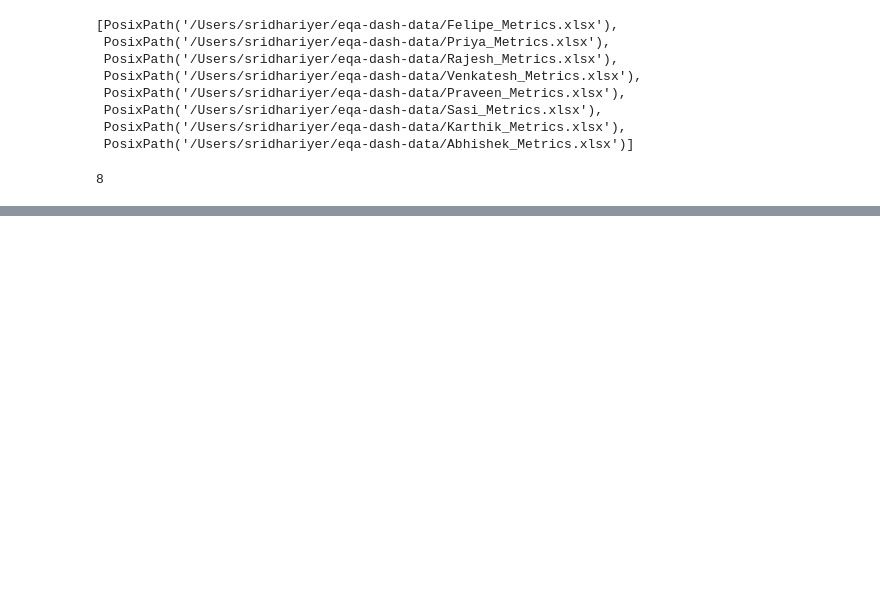
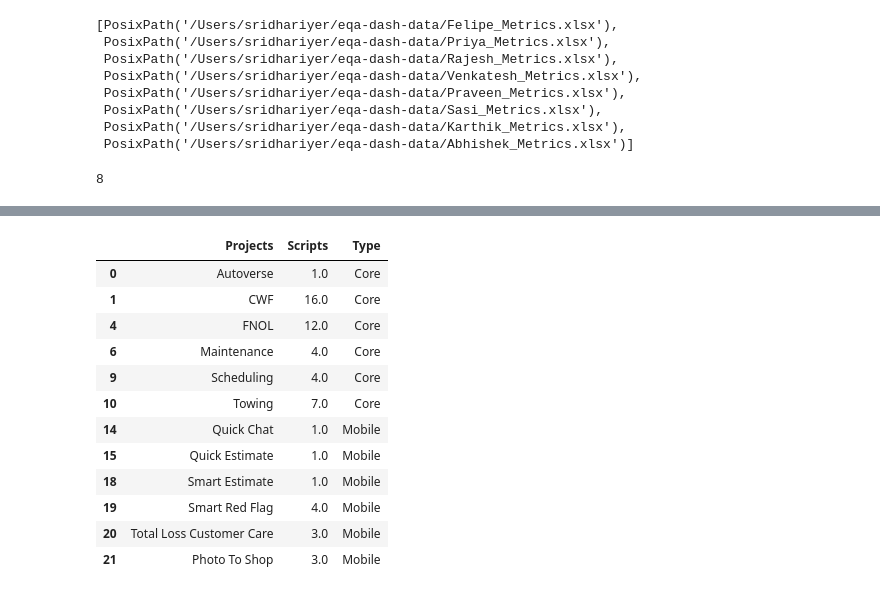
Before and after one commit to sridharaiyer/eqa-dash, a Jupyter notebook: test-dash.ipynb, the cells around one changed output, grey strips where cells are left out. Cells and saved outputs as stored; diff of their text form; code cells hidden in the pictures; blank space fills up the shorter version.

Commit message:
Scripts count completed. Still monolithic app.py

```diff
--- a/test-dash.ipynb
+++ b/test-dash.ipynb
@@ -205,0 +245,37 @@ fig3.update_xaxes(automargin=True)
+# %%
+def get_df_total_scripts(start_date, end_date):
+    for f in files_xlsx:
+        person_name = f.stem[:f.stem.index('_')]
+        df_person = pd.read_excel(f, index_col='Date', sheet_name='Scripts')
+        df_person = df_person.loc[start_date:end_date]
+        df_person.drop(['Day'], axis=1, inplace=True)
+        float_cols = df_person.select_dtypes(include=['float64']).columns
+        str_cols = df_person.select_dtypes(include=['object']).columns
+        df_person.loc[:,
+                      float_cols] = df_person.loc[:, float_cols].fillna(0)
+        df_person.loc[:,
+                      str_cols] = df_person.loc[:, str_cols].fillna('')
+
+        df_persons_scripts[person_name] = df_person
+        del df_person
+
+    # Combinaing all XLSX df into 1 and summing the project hours
+    df_scripts_series = reduce(lambda x, y: x.add(y, fill_value=0),
+                             [df for df in df_persons_scripts.values()])
+
+    df_total = pd.DataFrame(
+        {
+            'Projects': pd.Series(df_scripts_series.sum().index),
+            'Scripts': pd.Series(df_scripts_series.sum().values)
+        }
+    )
+
+    df_total = df_total[df_total['Scripts'] > 0]
+
+    return df_total
+# %%
+start_date = '06-01-2020'
+end_date = '12-31-2020'
+# %%
+df_total_scripts = get_df_total_scripts(start_date, end_date)
+df_total_scripts
@@ -205,0 +309,22 @@ fig3.update_xaxes(automargin=True)
+# %%
+# --------------------------------------------------------------------------------
+# Adding 'Type' to the df_total_scripts
+# --------------------------------------------------------------------------------
+df_total_scripts['Type'] = df_total_scripts['Projects'].str.replace(
+    '-', ' ').str.split(n=1, expand=True)[0]
+df_total_scripts['Projects'] = df_total_scripts['Projects'].str.split('-', n=1).str[1].str.strip()
+df_total_scripts
+# %% [output]
+|  | Projects | Scripts | Type |
+| 0 | Autoverse | 1.0 | Core |
+| 1 | CWF | 16.0 | Core |
+| 4 | FNOL | 12.0 | Core |
+| 6 | Maintenance | 4.0 | Core |
+| 9 | Scheduling | 4.0 | Core |
+| 10 | Towing | 7.0 | Core |
+| 14 | Quick Chat | 1.0 | Mobile |
+| 15 | Quick Estimate | 1.0 | Mobile |
+| 18 | Smart Estimate | 1.0 | Mobile |
+| 19 | Smart Red Flag | 4.0 | Mobile |
+| 20 | Total Loss Customer Care | 3.0 | Mobile |
+| 21 | Photo To Shop | 3.0 | Mobile |
```
Also changed, not shown: parts of 18 cells of this notebook, 2 other files.
